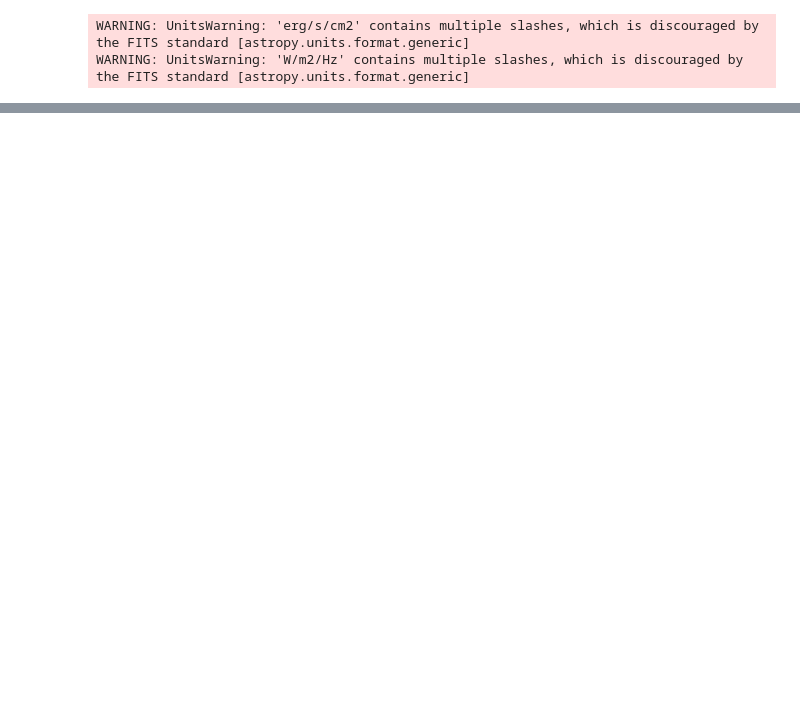
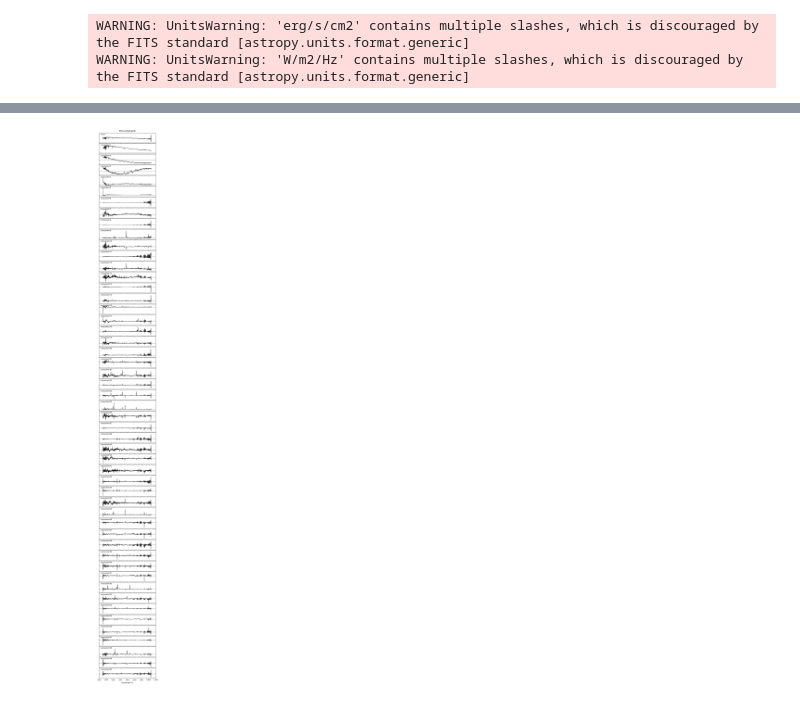
Before and after one commit to ChavezUriel/ProyectoPOOE, a Jupyter notebook: PCA.ipynb, the cells around one changed output, grey strips where cells are left out. Cells and saved outputs as stored; diff of their text form; code cells hidden in the pictures; blank space fills up the shorter version.

```diff
--- a/PCA.ipynb
+++ b/PCA.ipynb
@@ -220,32 +215,46 @@ plate1 = fits.open(file)
 lims = []
 logwaves = []
 fluxes = []
+ratios_qso_gal = []
 id_qso = np.array([0,0,0,0])
+id_gal = np.array([0])
 for i in range(len(plate_files)):
-    # Obtenemos longitudes de onda y flujos, también necesitamos sus límites para luego recortarlas a un rango de longitudes de onda estándar
+    # Obtenemos longitudes de onda y flujos
     fluxes.append(np.array(plates[i][0].data))
     pltheader = plates[i][0].header
     coeff0 = pltheader['COEFF0']
     coeff1 = pltheader['COEFF1']
     logwaves.append(coeff0 + coeff1 * np.arange(plates[i][0].data.shape[1]))
+    # También necesitamos sus límites para luego recortarlas
+    # a un rango de longitudes de onda estándar
     lims.append([logwaves[i][0],logwaves[i][-1:][0]])
-    # Obtenemos las IDS de los objetos identificados como cuásares
+
+    # Obtenemos las IDS de los objetos identificados como cuásares y galaxias
     plugmap = plates[i]['PLUGMAP'].data
-    wq = plugmap['OBJTYPE'] == 'QSO'
+    qso_pm = plugmap['OBJTYPE'] == 'QSO'
+    gal_pm = plugmap['OBJTYPE'] == 'GALAXY'
     fbid_pm = plugmap['FIBERID']
-    tableids = np.array([[ids[i][0], ids[i][1], fbid, i] for fbid in fbid_pm[wq]])
+    # Los guardamos en una tabla junto a las ids de los archivos
+    tableids = np.array([[ids[i][0], ids[i][1], fbid, i] for fbid in fbid_pm[qso_pm]])
     id_qso = np.vstack([id_qso,tableids])
+    # De las galaxias guardamos solo el FIBERID + n_archivo * 1000 para recuperar los espectros
+    tableids_gal = np.array([fbid + i*1000 for fbid in fbid_pm[gal_pm]])
+    id_gal = np.append(id_gal,tableids_gal)
+
+    # Guardamos también la razón entre galaxias y cuásares
+    ratios_qso_gal.append(len(tableids)/len(tableids_gal))
+
 id_qso = id_qso[1:]
+id_gal = id_gal[1:]
 
-
-# Encontramos el mayor rango de longitudes de onda que aceptan los datos de los 5 archivos
+# Encontramos el mayor rango de longitudes de onda que aceptan los datos de los 10 archivos
 lims = np.array(lims)
 lim_inf = lims.T[0].max()
 lim_sup = lims.T[1].min()
 lim_slices = -((lims - [lim_inf, lim_sup])*10001).astype(int)
 
 
-# Sabiendo los límites, recortamos las longitudes de onda y flujos
+# Conociendo los límites, recortamos los flujos
 flux = np.zeros(int((lim_sup - lim_inf) * 10000)+1)
 logwave = []
 for i in range(len(plates)):
@@ -334,4 +365,6 @@ decompositions = compute_PCA(spectramenos,n_components)
 # %%
-#Visualización de descomposición de cat
-#plotdecom(decompositions)
+#Visualización las componentes principales
+plotdecom(decompositions)
+# %% [output]
+[figure, added]
 # %%
```
Also changed, not shown: parts of 19 cells of this notebook, 7 other files.
